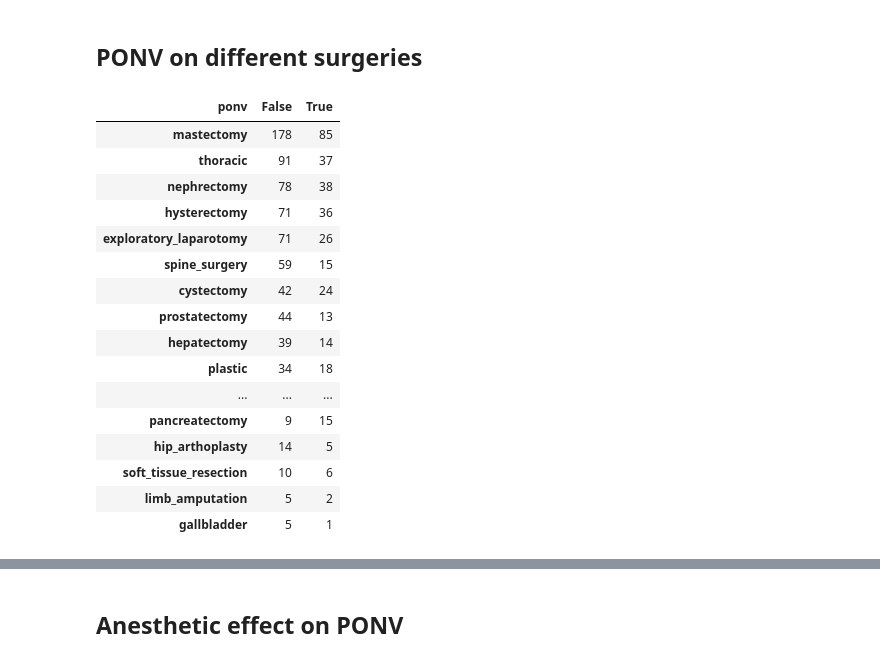
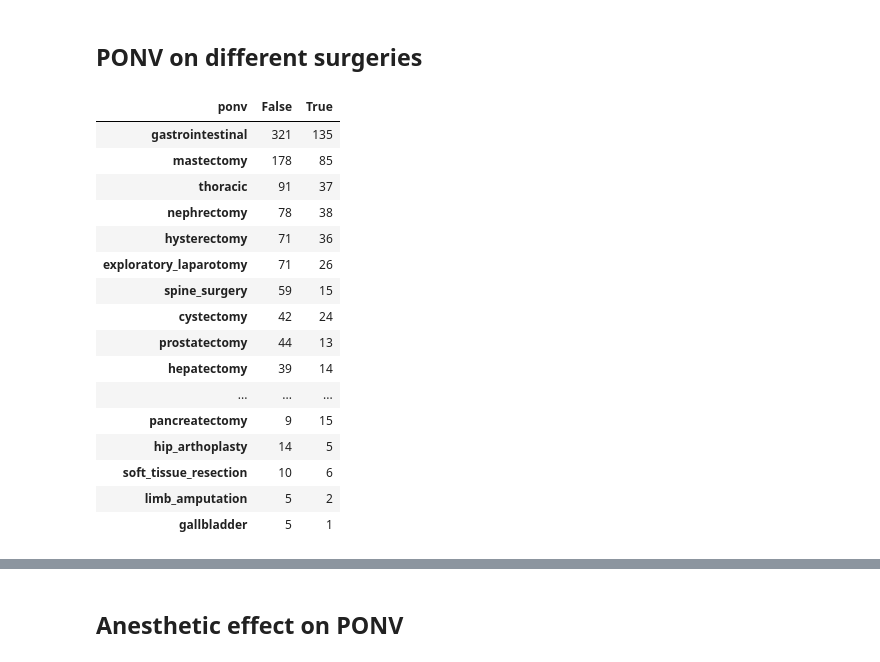
Before and after one commit to brokengrappler/PONV_Classifier, a Jupyter notebook: jpnb/P3_EDA.ipynb, the cells around one changed output, grey strips where cells are left out. Cells and saved outputs as stored; diff of their text form; code cells hidden in the pictures.

```diff
--- a/jpnb/P3_EDA.ipynb
+++ b/jpnb/P3_EDA.ipynb
@@ -506,10 +504,11 @@ import PONV_classifier_models as pcm
 # %% [markdown]
 ## PONV on different surgeries
 # %%
-proc_feat = analysis_df.iloc[:,np.r_[55,60:83]].groupby('ponv').sum().T
+proc_feat = analysis_df.iloc[:,np.r_[55,58:83]].groupby('ponv').sum().T
 proc_feat
 # %% [output]
 | ponv | False | True |
+| gastrointestinal | 321 | 135 |
 | mastectomy | 178 | 85 |
 | thoracic | 91 | 37 |
 | nephrectomy | 78 | 38 |
@@ -519,7 +518,6 @@ proc_feat
 | cystectomy | 42 | 24 |
 | prostatectomy | 44 | 13 |
 | hepatectomy | 39 | 14 |
-| plastic | 34 | 18 |
 | ... | ... | ... |
 | pancreatectomy | 9 | 15 |
 | hip_arthoplasty | 14 | 5 |
```
Also changed, not shown: parts of 15 cells of this notebook, 39 other files.
